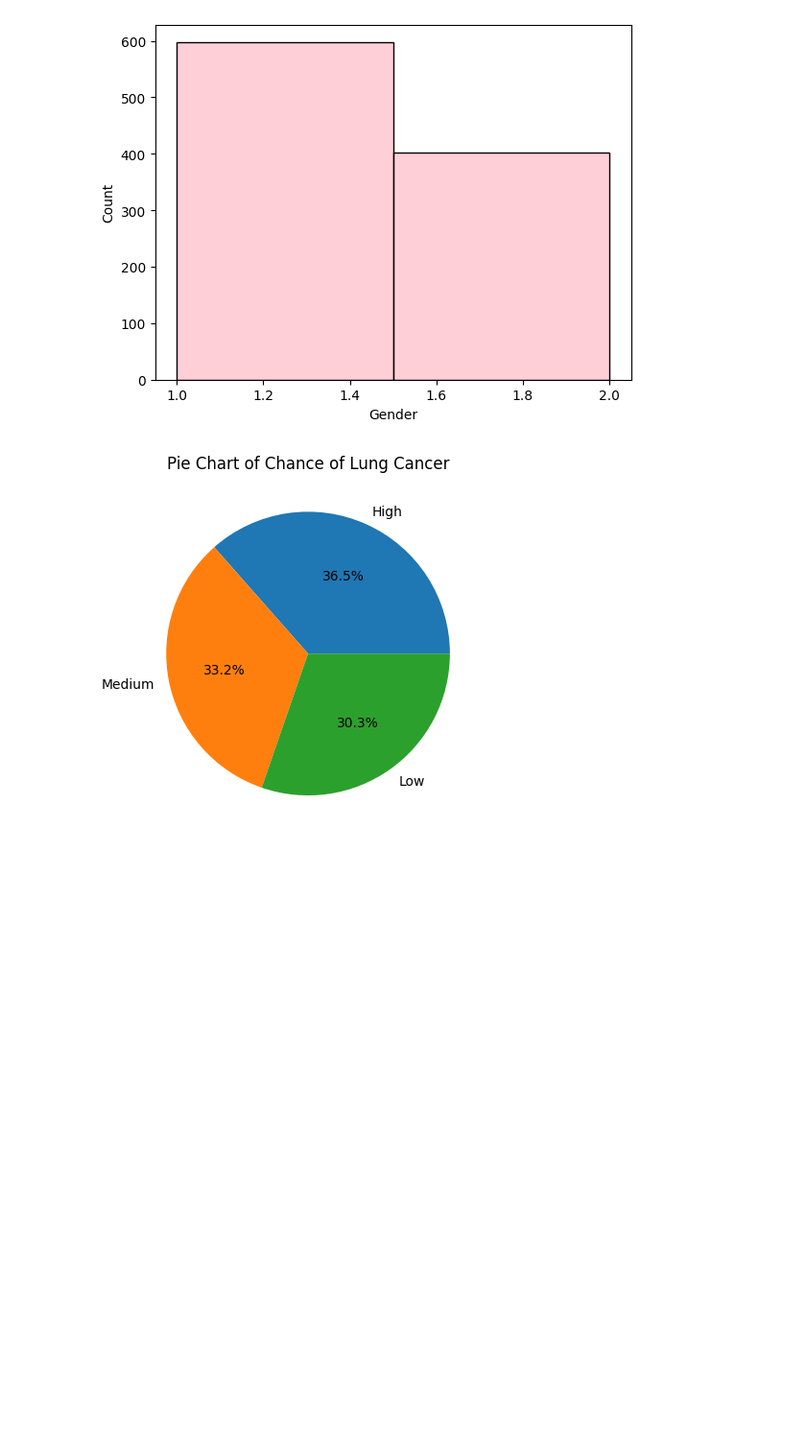
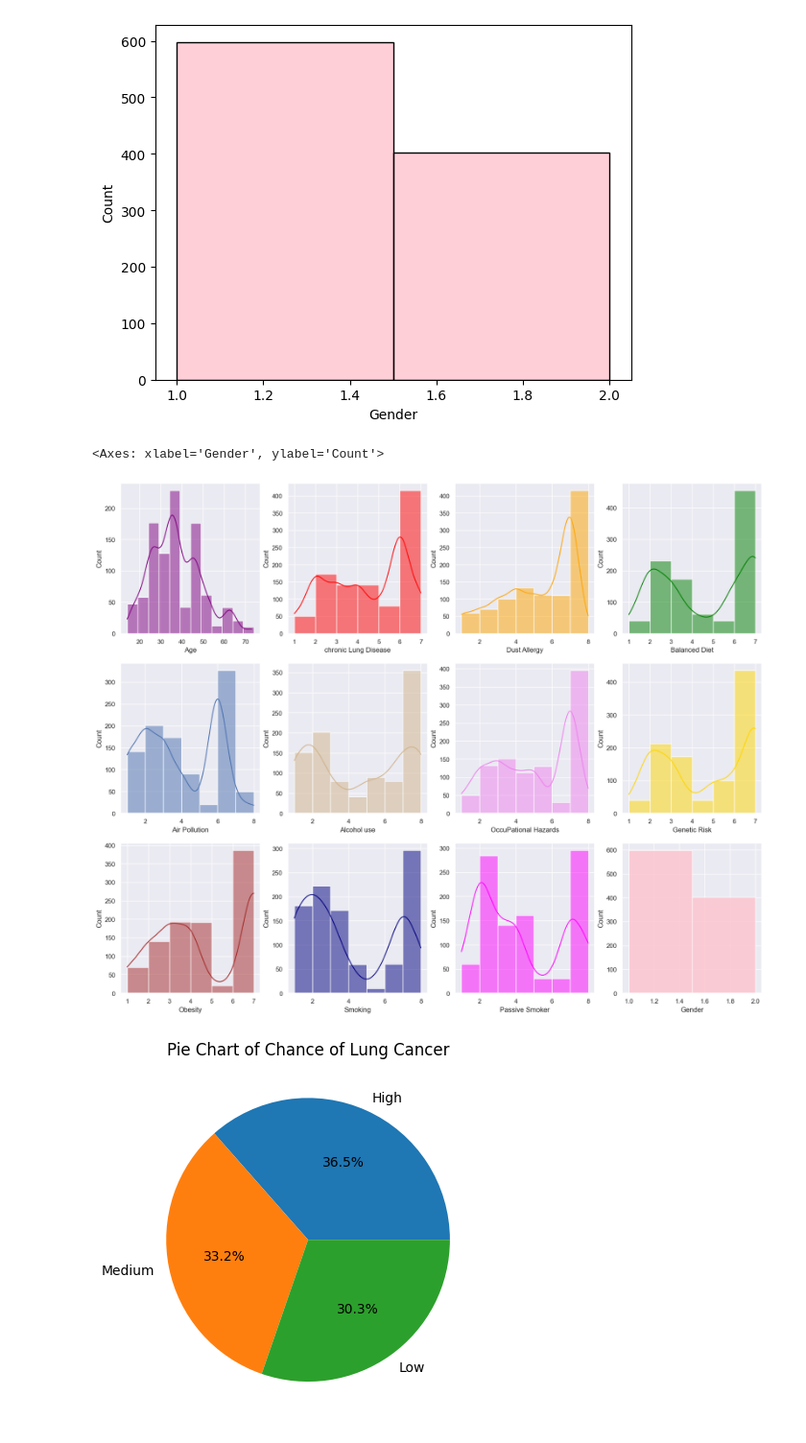
Before and after one commit to Graviton12/DS160_Final_Project_SZM, a Jupyter notebook: DS 160 Final Project SZM.ipynb, the cells around one changed output. Shown at 96% size. Drawn from its saved outputs; the diff is of its cells as text; code cells hidden in the pictures; blank space fills up the shorter version.

```diff
--- a/DS 160 Final Project SZM.ipynb
+++ b/DS 160 Final Project SZM.ipynb
@@ -231,6 +239,39 @@ sns.histplot(x='Gender', binwidth=0.5, data=dataset, color='pink')
 # %% [output]
 <Axes: xlabel='Gender', ylabel='Count'>
 [figure]
+# %%
+# subplot of hstograms for other possible factors for lung cancer
+
+# setting up the figure size
+fig, axes = plt.subplots(3,4,figsize=(20,16))
+
+# histogram of age
+sns.histplot(x='Age', data=dataset, kde=True, binwidth=5, color='purple', ax=axes[0,0])
+# histogram of chronic lung disease
+sns.histplot(x='chronic Lung Disease', data=dataset, binwidth=1, kde=True, color='red', ax=axes[0,1])
+# histogram of dust allergy
+sns.histplot(x='Dust Allergy', data=dataset, binwidth=1, kde=True, color='orange', ax=axes[0,2])
+# histogram of balanced diet
+sns.histplot(x='Balanced Diet', data=dataset, binwidth=1, kde=True, color='green', ax=axes[0,3])
+# hsitogram of air pollution
+sns.histplot(x='Air Pollution', binwidth=1, data=dataset, kde=True, ax=axes[1,0])
+# histogram of alcohol use
+sns.histplot(x='Alcohol use', binwidth=1, data=dataset, kde=True, color='tan', ax=axes[1,1])
+# histogram of occupational hazards
+sns.histplot(x='OccuPational Hazards', binwidth=1, data=dataset, kde=True, color='violet', ax=axes[1,2])
+# histogram of genetic risk
+sns.histplot(x='Genetic Risk', binwidth=1, data=dataset, kde=True, color='gold', ax=axes[1,3])
+# histogram of obesity
+sns.histplot(x='Obesity', binwidth=1, data=dataset, kde=True, color='brown', ax=axes[2,0])
+# histogram of smoking
+sns.histplot(x='Smoking', binwidth=1, data=dataset, kde=True, color='navy', ax=axes[2,1])
+# histogram of passive smoker
+sns.histplot(x='Passive Smoker', binwidth=1, data=dataset, kde=True, color='magenta', ax=axes[2,2])
+# histogram of gender
+sns.histplot(x='Gender', binwidth=0.5, data=dataset, color='pink', ax=axes[2,3])
+# %% [output]
+<Axes: xlabel='Gender', ylabel='Count'>
+[figure, added]
 # %%
 # pie chart of the levels
 plt.pie(dataset['Level'].value_counts(), labels=['High', 'Medium', 'Low'], autopct='%0.1f%%')
```
Also changed, not shown: parts of 16 cells of this notebook.
